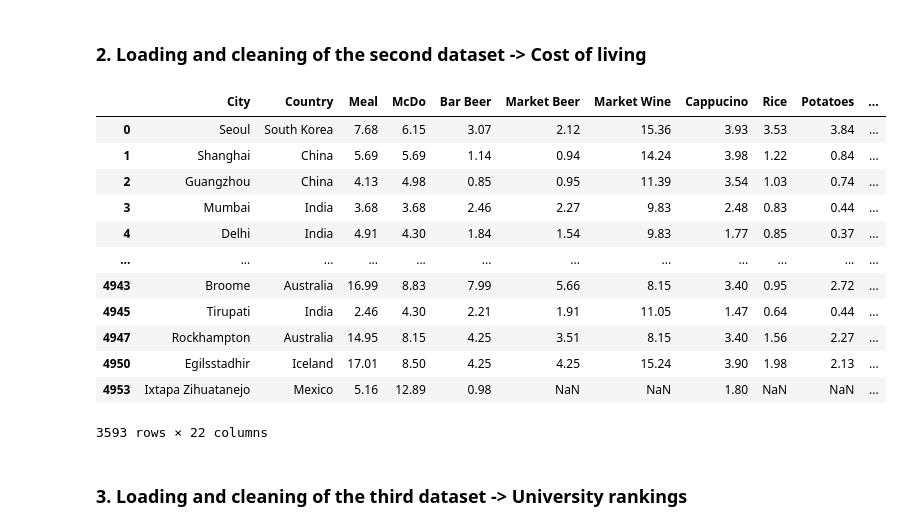
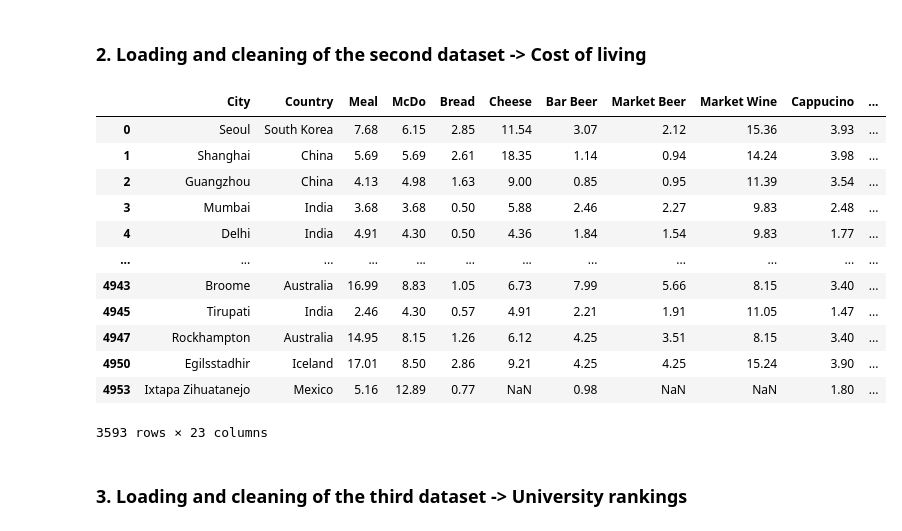
Before and after one commit to tatouti/DatabasePD, a Jupyter notebook: Erasmus_DataAnalysis.ipynb, the cells around one changed output. Drawn from its saved outputs; the diff is of its cells as text; code cells hidden in the pictures.

```diff
--- a/Erasmus_DataAnalysis.ipynb
+++ b/Erasmus_DataAnalysis.ipynb
@@ -111,41 +111,41 @@ There are 21 features (columns) in our dataset
 # %%
 zf = zipfile.ZipFile('CostOfLiving.zip')
 cof = pd.read_csv(zf.open('cost-of-living.csv'))
 pd.set_option('display.max_columns', None)
 
 # Keep only usefull columns
-listToKeep = ['city','country','x1','x3','x4','x25','x24','x6',
-              'x11','x20','x23','x27','x28','x29','x31',
+listToKeep = ['city','country','x1','x3','x10','x13','x4','x25','x24','x6',
+              'x11','x20','x23','x27','x28','x29',
               'x36','x37','x38','x41','x44','x48','x54']
 cof = cof[listToKeep]
 
 # Rename all the columns
-nameColumns = ['City','Country','Meal','McDo','Bar Beer','Market Beer','Market Wine','Cappucino',
-               'Rice','Potatoes','Water','Cigarettes','One Ticket','Monthly Pass','Taxi',
+nameColumns = ['City','Country','Meal','McDo','Bread','Cheese','Bar Beer','Market Beer','Market Wine','Cappucino',
+               'Rice','Potatoes','Water','Cigarettes','One Ticket','Monthly Pass',
                'Basics','Mobile','Internet','Cinema','Jeans','Apartment','Net Salary']
 cof.set_axis(nameColumns, axis=1,inplace=True)
 
 # Drop the cities with no rent
 cof = cof[cof['Apartment'].isna()==False]
 
 #cof=cof.dropna()
 #erasmus_df = erasmus_df.drop(columns = ['Project Reference','Sending Organisation Erasmus Code','Receiving Organisation Erasmus Code'])
 
 cof
 # %% [output]
-|  | City | Country | Meal | McDo | Bar Beer | Market Beer | Market Wine | Cappucino | Rice | Potatoes | ... |
-| 0 | Seoul | South Korea | 7.68 | 6.15 | 3.07 | 2.12 | 15.36 | 3.93 | 3.53 | 3.84 | ... |
-| 1 | Shanghai | China | 5.69 | 5.69 | 1.14 | 0.94 | 14.24 | 3.98 | 1.22 | 0.84 | ... |
-| 2 | Guangzhou | China | 4.13 | 4.98 | 0.85 | 0.95 | 11.39 | 3.54 | 1.03 | 0.74 | ... |
-| 3 | Mumbai | India | 3.68 | 3.68 | 2.46 | 2.27 | 9.83 | 2.48 | 0.83 | 0.44 | ... |
-| 4 | Delhi | India | 4.91 | 4.30 | 1.84 | 1.54 | 9.83 | 1.77 | 0.85 | 0.37 | ... |
+|  | City | Country | Meal | McDo | Bread | Cheese | Bar Beer | Market Beer | Market Wine | Cappucino | ... |
+| 0 | Seoul | South Korea | 7.68 | 6.15 | 2.85 | 11.54 | 3.07 | 2.12 | 15.36 | 3.93 | ... |
+| 1 | Shanghai | China | 5.69 | 5.69 | 2.61 | 18.35 | 1.14 | 0.94 | 14.24 | 3.98 | ... |
+| 2 | Guangzhou | China | 4.13 | 4.98 | 1.63 | 9.00 | 0.85 | 0.95 | 11.39 | 3.54 | ... |
+| 3 | Mumbai | India | 3.68 | 3.68 | 0.50 | 5.88 | 2.46 | 2.27 | 9.83 | 2.48 | ... |
+| 4 | Delhi | India | 4.91 | 4.30 | 0.50 | 4.36 | 1.84 | 1.54 | 9.83 | 1.77 | ... |
 | ... | ... | ... | ... | ... | ... | ... | ... | ... | ... | ... | ... |
-| 4943 | Broome | Australia | 16.99 | 8.83 | 7.99 | 5.66 | 8.15 | 3.40 | 0.95 | 2.72 | ... |
-| 4945 | Tirupati | India | 2.46 | 4.30 | 2.21 | 1.91 | 11.05 | 1.47 | 0.64 | 0.44 | ... |
-| 4947 | Rockhampton | Australia | 14.95 | 8.15 | 4.25 | 3.51 | 8.15 | 3.40 | 1.56 | 2.27 | ... |
-| 4950 | Egilsstadhir | Iceland | 17.01 | 8.50 | 4.25 | 4.25 | 15.24 | 3.90 | 1.98 | 2.13 | ... |
-| 4953 | Ixtapa Zihuatanejo | Mexico | 5.16 | 12.89 | 0.98 | NaN | NaN | 1.80 | NaN | NaN | ... |
+| 4943 | Broome | Australia | 16.99 | 8.83 | 1.05 | 6.73 | 7.99 | 5.66 | 8.15 | 3.40 | ... |
+| 4945 | Tirupati | India | 2.46 | 4.30 | 0.57 | 4.91 | 2.21 | 1.91 | 11.05 | 1.47 | ... |
+| 4947 | Rockhampton | Australia | 14.95 | 8.15 | 1.26 | 6.12 | 4.25 | 3.51 | 8.15 | 3.40 | ... |
+| 4950 | Egilsstadhir | Iceland | 17.01 | 8.50 | 2.86 | 9.21 | 4.25 | 4.25 | 15.24 | 3.90 | ... |
+| 4953 | Ixtapa Zihuatanejo | Mexico | 5.16 | 12.89 | 0.77 | NaN | 0.98 | NaN | NaN | 1.80 | ... |
-3593 rows × 22 columns
+3593 rows × 23 columns
 # %% [markdown]
 ### 3. Loading and cleaning of the third dataset  -> University rankings
 # %%
```
Also changed, not shown: parts of 6 cells of this notebook.
